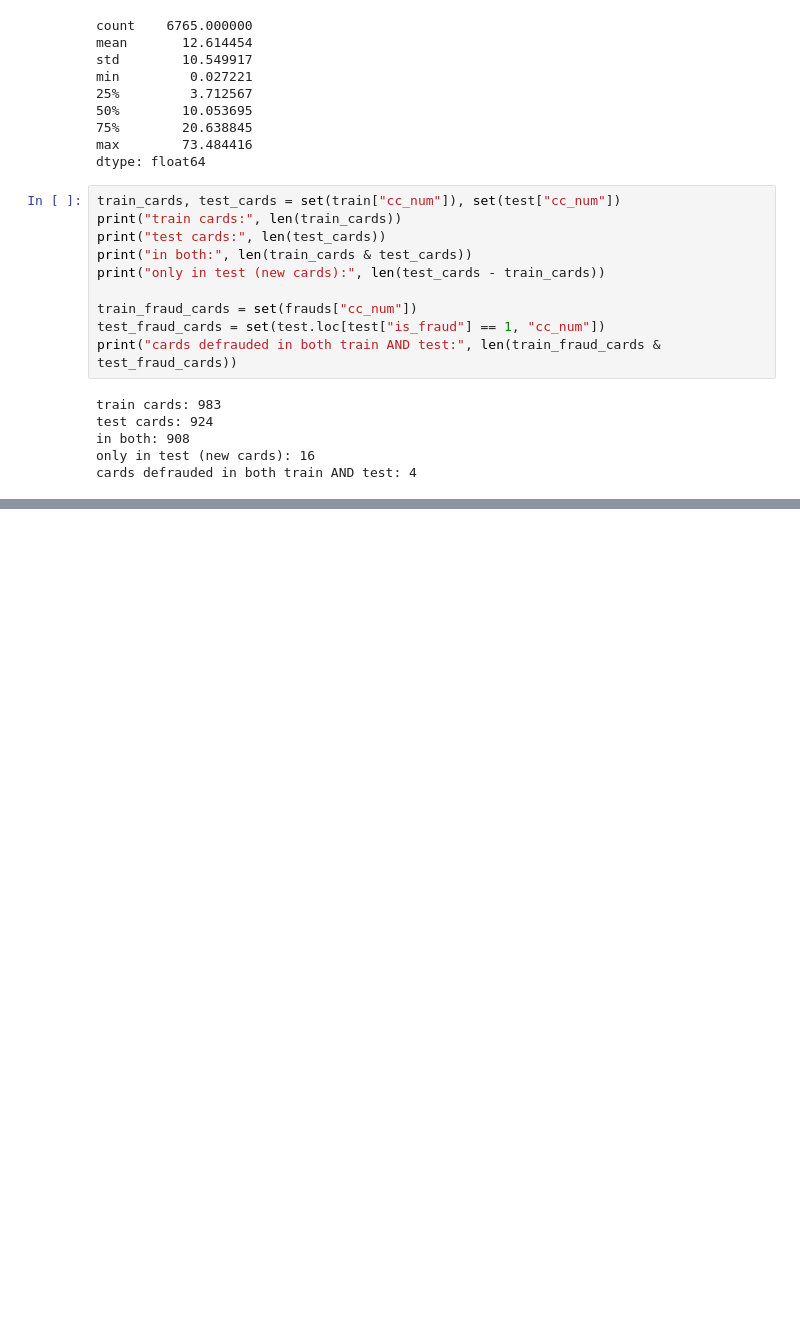
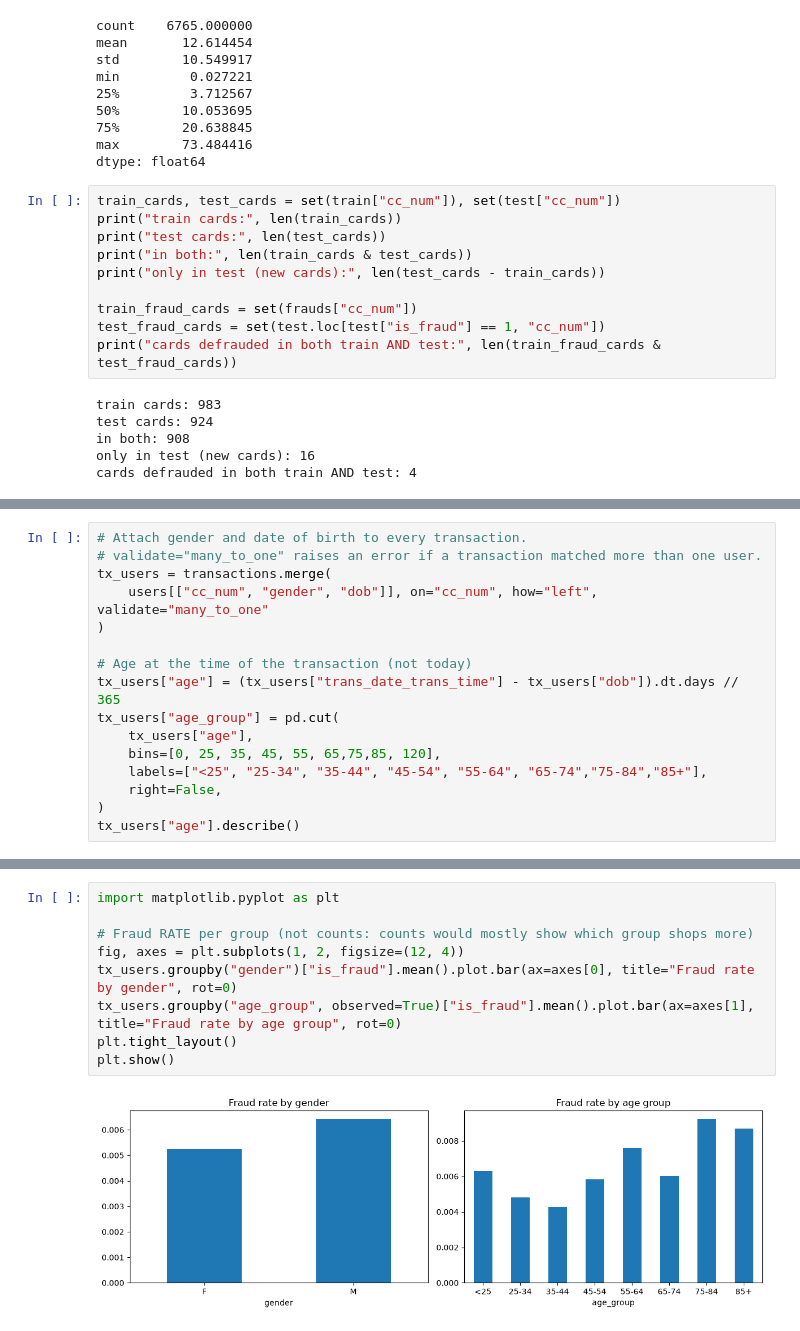
Before and after one commit to chwing/Fraud_transactions_detection, a Jupyter notebook: notebooks/01_data_inspection.ipynb, the cells around one changed output, grey strips where cells are left out. Drawn from its saved outputs; the diff is of its cells as text; blank space fills up the shorter version.

```diff
--- a/notebooks/01_data_inspection.ipynb
+++ b/notebooks/01_data_inspection.ipynb
@@ -326,0 +332,16 @@ cards defrauded in both train AND test: 4
+# %%
+# Attach gender and date of birth to every transaction.
+# validate="many_to_one" raises an error if a transaction matched more than one user.
+tx_users = transactions.merge(
+    users[["cc_num", "gender", "dob"]], on="cc_num", how="left", validate="many_to_one"
+)
+
+# Age at the time of the transaction (not today)
+tx_users["age"] = (tx_users["trans_date_trans_time"] - tx_users["dob"]).dt.days // 365
+tx_users["age_group"] = pd.cut(
+    tx_users["age"],
+    bins=[0, 25, 35, 45, 55, 65,75,85, 120],
+    labels=["<25", "25-34", "35-44", "45-54", "55-64", "65-74","75-84","85+"],
+    right=False,
+)
+tx_users["age"].describe()
@@ -326,0 +386,11 @@ cards defrauded in both train AND test: 4
+# %%
+import matplotlib.pyplot as plt
+
+# Fraud RATE per group (not counts: counts would mostly show which group shops more)
+fig, axes = plt.subplots(1, 2, figsize=(12, 4))
+tx_users.groupby("gender")["is_fraud"].mean().plot.bar(ax=axes[0], title="Fraud rate by gender", rot=0)
+tx_users.groupby("age_group", observed=True)["is_fraud"].mean().plot.bar(ax=axes[1], title="Fraud rate by age group", rot=0)
+plt.tight_layout()
+plt.show()
+# %% [output]
+[figure, added]
```
Also changed, not shown: parts of 16 cells of this notebook, 4 other files.
